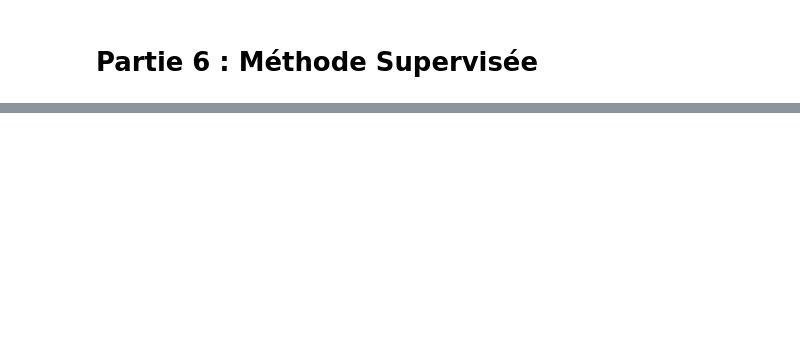
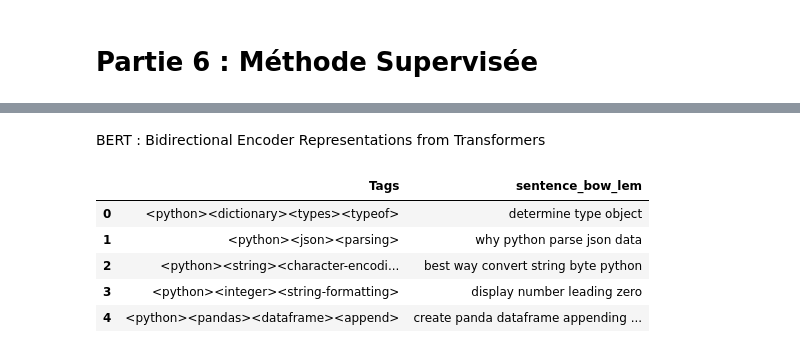
Before and after one commit to Randasabag/Projet-5-ML, a Jupyter notebook: P5_small2.ipynb, the cells around one changed output, grey strips where cells are left out. Saved outputs shown, nothing was run; the diff lists cells and outputs as text; code cells hidden in the pictures; blank space fills up the shorter version.

Commit message:
ajout requirements & Bert

```diff
--- a/P5_small2.ipynb
+++ b/P5_small2.ipynb
@@ -572,0 +1068,2 @@ pyLDAvis.display(vis)
+# %% [markdown]
+BERT : Bidirectional Encoder Representations from Transformers
@@ -572,0 +1114,10 @@ pyLDAvis.display(vis)
+# %%
+df_bert = df[['Tags', 'sentence_bow_lem']]
+df_bert.head()
+# %% [output]
+|  | Tags | sentence_bow_lem |
+| 0 | <python><dictionary><types><typeof> | determine type object |
+| 1 | <python><json><parsing> | why python parse json data |
+| 2 | <python><string><character-encodi... | best way convert string byte python |
+| 3 | <python><integer><string-formatting> | display number leading zero |
+| 4 | <python><pandas><dataframe><append> | create panda dataframe appending ... |
```
Also changed, not shown: parts of 73 cells of this notebook, 3 other files.
